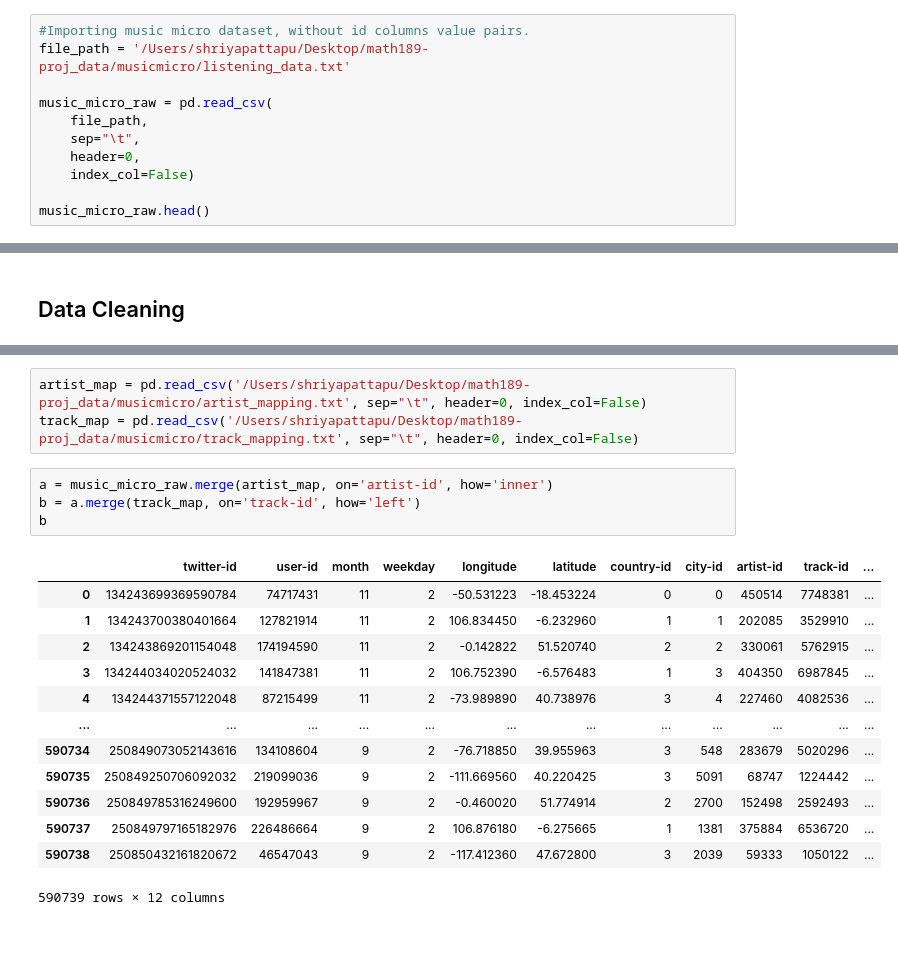
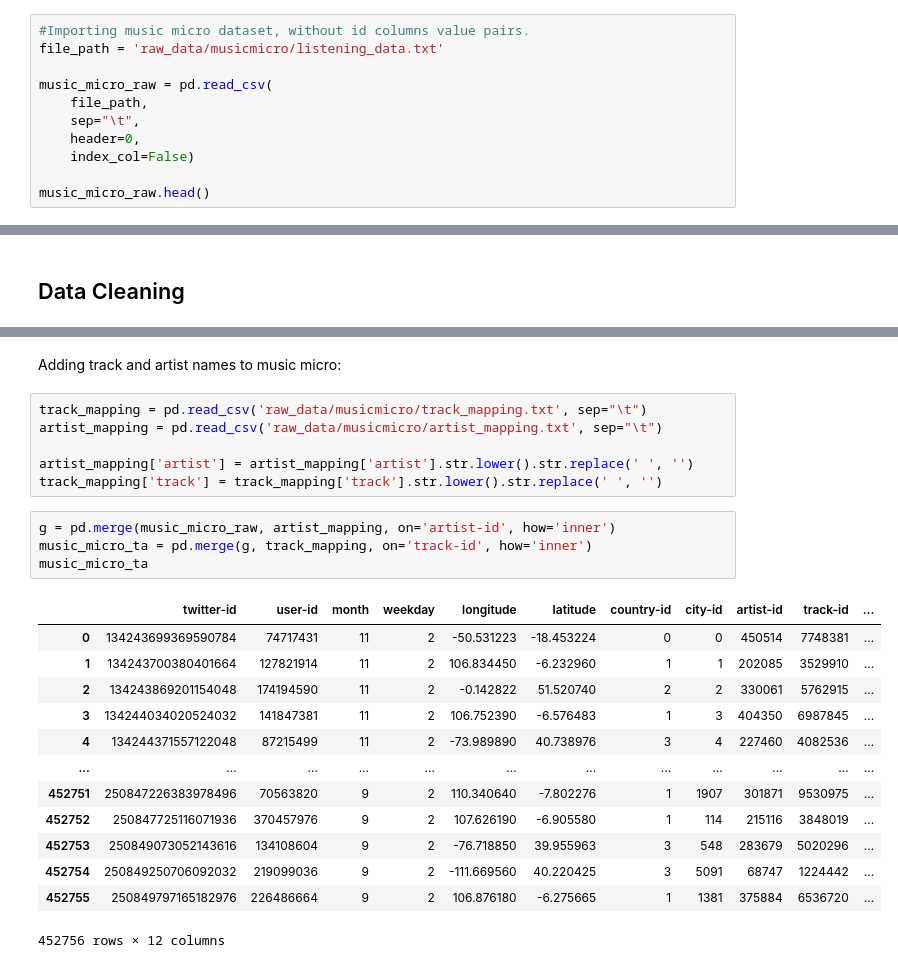
Before and after one commit to spattapu1/MGT-189_Project, a Jupyter notebook: data.ipynb, the cells around one changed output, grey strips where cells are left out. Saved outputs shown, nothing was run; the diff lists cells and outputs as text; blank space fills up the shorter version.

```diff
--- a/data.ipynb
+++ b/data.ipynb
@@ -6,7 +6,7 @@ import pandas as pd
 Here, I loaded the 3 raw datasets that we will be using. I has also loaded the lookup tables, though they are not visible yet and will be made clearer in the data cleaning process. Below I have displayed the top 5 rows of each of the raw datasets.
 # %%
 #Importing music micro dataset, without id columns value pairs.
-file_path = '/Users/shriyapattapu/Desktop/math189-proj_data/musicmicro/listening_data.txt'
+file_path = 'raw_data/musicmicro/listening_data.txt'
 
 music_micro_raw = pd.read_csv(
     file_path,
@@ -67,21 +85,26 @@ mtg_a.head()
-# %%
-artist_map = pd.read_csv('/Users/shriyapattapu/Desktop/math189-proj_data/musicmicro/artist_mapping.txt', sep="\t", header=0, index_col=False)
-track_map = pd.read_csv('/Users/shriyapattapu/Desktop/math189-proj_data/musicmicro/track_mapping.txt', sep="\t", header=0, index_col=False)
-# %%
-a = music_micro_raw.merge(artist_map, on='artist-id', how='inner')
-b = a.merge(track_map, on='track-id', how='left')
-b
-# %% [output]
-|  | twitter-id | user-id | month | weekday | longitude | latitude | country-id | city-id | artist-id | track-id | ... |
-| 0 | 134243699369590784 | 74717431 | 11 | 2 | -50.531223 | -18.453224 | 0 | 0 | 450514 | 7748381 | ... |
-| 1 | 134243700380401664 | 127821914 | 11 | 2 | 106.834450 | -6.232960 | 1 | 1 | 202085 | 3529910 | ... |
-| 2 | 134243869201154048 | 174194590 | 11 | 2 | -0.142822 | 51.520740 | 2 | 2 | 330061 | 5762915 | ... |
-| 3 | 134244034020524032 | 141847381 | 11 | 2 | 106.752390 | -6.576483 | 1 | 3 | 404350 | 6987845 | ... |
-| 4 | 134244371557122048 | 87215499 | 11 | 2 | -73.989890 | 40.738976 | 3 | 4 | 227460 | 4082536 | ... |
-| ... | ... | ... | ... | ... | ... | ... | ... | ... | ... | ... | ... |
-| 590734 | 250849073052143616 | 134108604 | 9 | 2 | -76.718850 | 39.955963 | 3 | 548 | 283679 | 5020296 | ... |
-| 590735 | 250849250706092032 | 219099036 | 9 | 2 | -111.669560 | 40.220425 | 3 | 5091 | 68747 | 1224442 | ... |
-| 590736 | 250849785316249600 | 192959967 | 9 | 2 | -0.460020 | 51.774914 | 2 | 2700 | 152498 | 2592493 | ... |
-| 590737 | 250849797165182976 | 226486664 | 9 | 2 | 106.876180 | -6.275665 | 1 | 1381 | 375884 | 6536720 | ... |
-| 590738 | 250850432161820672 | 46547043 | 9 | 2 | -117.412360 | 47.672800 | 3 | 2039 | 59333 | 1050122 | ... |
-590739 rows × 12 columns
+# %% [markdown]
+Adding track and artist names to music micro:
+# %%
+track_mapping = pd.read_csv('raw_data/musicmicro/track_mapping.txt', sep="\t")
+artist_mapping = pd.read_csv('raw_data/musicmicro/artist_mapping.txt', sep="\t")
+
+artist_mapping['artist'] = artist_mapping['artist'].str.lower().str.replace(' ', '')
+track_mapping['track'] = track_mapping['track'].str.lower().str.replace(' ', '')
+# %%
+g = pd.merge(music_micro_raw, artist_mapping, on='artist-id', how='inner')
+music_micro_ta = pd.merge(g, track_mapping, on='track-id', how='inner')
+music_micro_ta
+# %% [output]
+|  | twitter-id | user-id | month | weekday | longitude | latitude | country-id | city-id | artist-id | track-id | ... |
+| 0 | 134243699369590784 | 74717431 | 11 | 2 | -50.531223 | -18.453224 | 0 | 0 | 450514 | 7748381 | ... |
+| 1 | 134243700380401664 | 127821914 | 11 | 2 | 106.834450 | -6.232960 | 1 | 1 | 202085 | 3529910 | ... |
+| 2 | 134243869201154048 | 174194590 | 11 | 2 | -0.142822 | 51.520740 | 2 | 2 | 330061 | 5762915 | ... |
+| 3 | 134244034020524032 | 141847381 | 11 | 2 | 106.752390 | -6.576483 | 1 | 3 | 404350 | 6987845 | ... |
+| 4 | 134244371557122048 | 87215499 | 11 | 2 | -73.989890 | 40.738976 | 3 | 4 | 227460 | 4082536 | ... |
+| ... | ... | ... | ... | ... | ... | ... | ... | ... | ... | ... | ... |
+| 452751 | 250847226383978496 | 70563820 | 9 | 2 | 110.340640 | -7.802276 | 1 | 1907 | 301871 | 9530975 | ... |
+| 452752 | 250847725116071936 | 370457976 | 9 | 2 | 107.626190 | -6.905580 | 1 | 114 | 215116 | 3848019 | ... |
+| 452753 | 250849073052143616 | 134108604 | 9 | 2 | -76.718850 | 39.955963 | 3 | 548 | 283679 | 5020296 | ... |
+| 452754 | 250849250706092032 | 219099036 | 9 | 2 | -111.669560 | 40.220425 | 3 | 5091 | 68747 | 1224442 | ... |
+| 452755 | 250849797165182976 | 226486664 | 9 | 2 | 106.876180 | -6.275665 | 1 | 1381 | 375884 | 6536720 | ... |
+452756 rows × 12 columns
```
Also changed, not shown: parts of 7 cells of this notebook.
